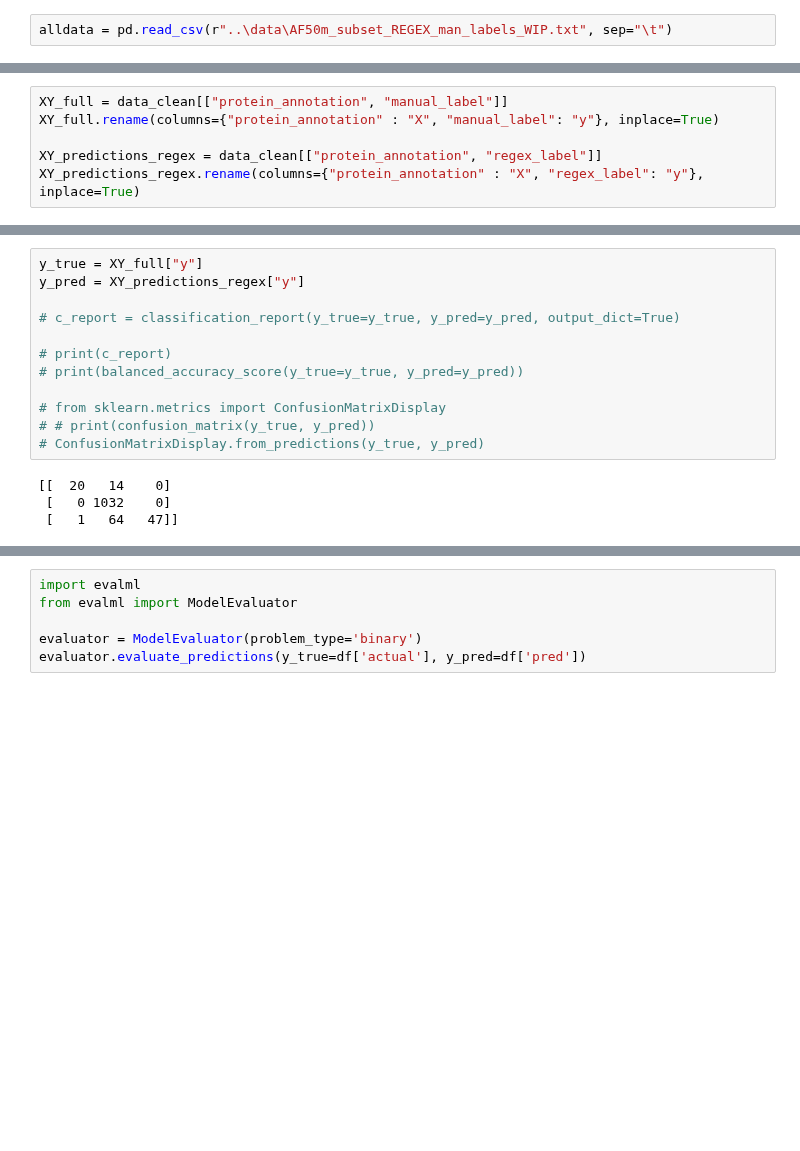
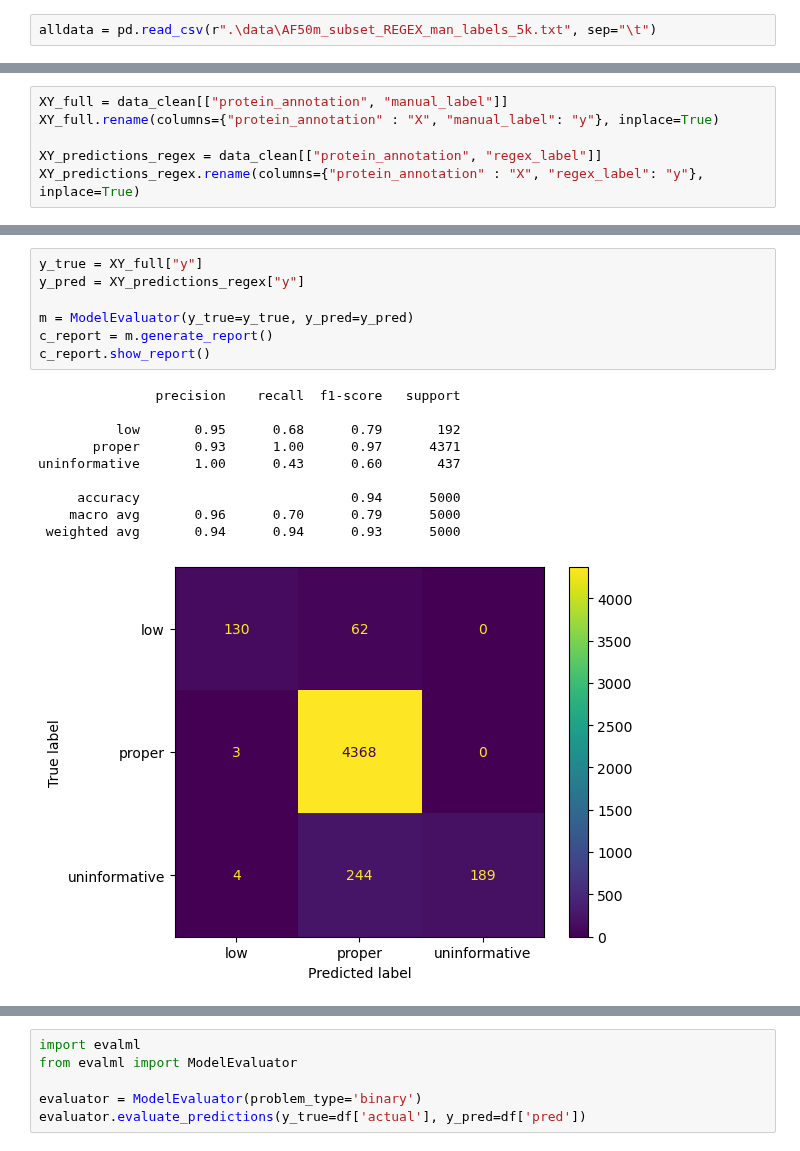
Before and after one commit to ElonGawi/Viral-Annotation-Classifier, a Jupyter notebook: model_evaluator.ipynb, the cells around one changed output, grey strips where cells are left out. Saved outputs shown, nothing was run; the diff lists cells and outputs as text; blank space fills up the shorter version.

```diff
--- a/model_evaluation/model_evaluator.ipynb
+++ b/model_evaluator.ipynb
@@ -23,6 +23,6 @@ from lazypredict.Supervised import LazyRegressor
 from sklearn.model_selection import train_test_split
 import pandas as pd
 # %%
-alldata = pd.read_csv(r"..\data\AF50m_subset_REGEX_man_labels_WIP.txt", sep="\t")
+alldata = pd.read_csv(r".\data\AF50m_subset_REGEX_man_labels_5k.txt", sep="\t")
 # %%
 #pre processing
@@ -94,16 +163,18 @@ class ModelEvaluator(object):
 # %%
 y_true = XY_full["y"]
 y_pred = XY_predictions_regex["y"]
 
-# c_report = classification_report(y_true=y_true, y_pred=y_pred, output_dict=True)
-
-# print(c_report)
-# print(balanced_accuracy_score(y_true=y_true, y_pred=y_pred))
-
-# from sklearn.metrics import ConfusionMatrixDisplay
-# # print(confusion_matrix(y_true, y_pred))
-# ConfusionMatrixDisplay.from_predictions(y_true, y_pred)
+m = ModelEvaluator(y_true=y_true, y_pred=y_pred)
+c_report = m.generate_report()
+c_report.show_report()
 # %% [output]
-[[  20   14    0]
- [   0 1032    0]
- [   1   64   47]]
+               precision    recall  f1-score   support
+
+          low       0.95      0.68      0.79       192
+       proper       0.93      1.00      0.97      4371
+uninformative       1.00      0.43      0.60       437
+
+     accuracy                           0.94      5000
+    macro avg       0.96      0.70      0.79      5000
+ weighted avg       0.94      0.94      0.93      5000
+[figure, added]
```
Also changed, not shown: parts of 5 cells of this notebook, 3 other files.
